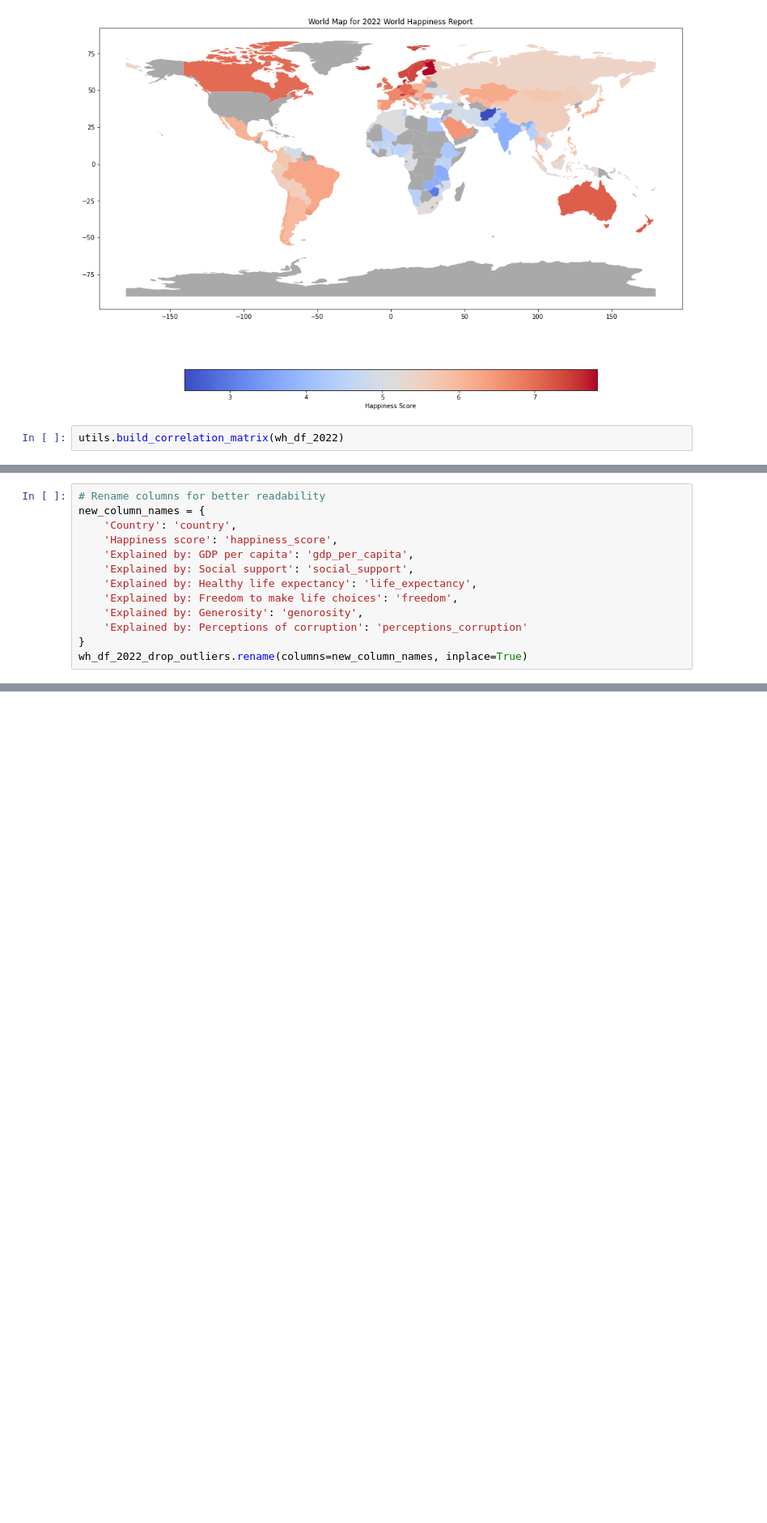
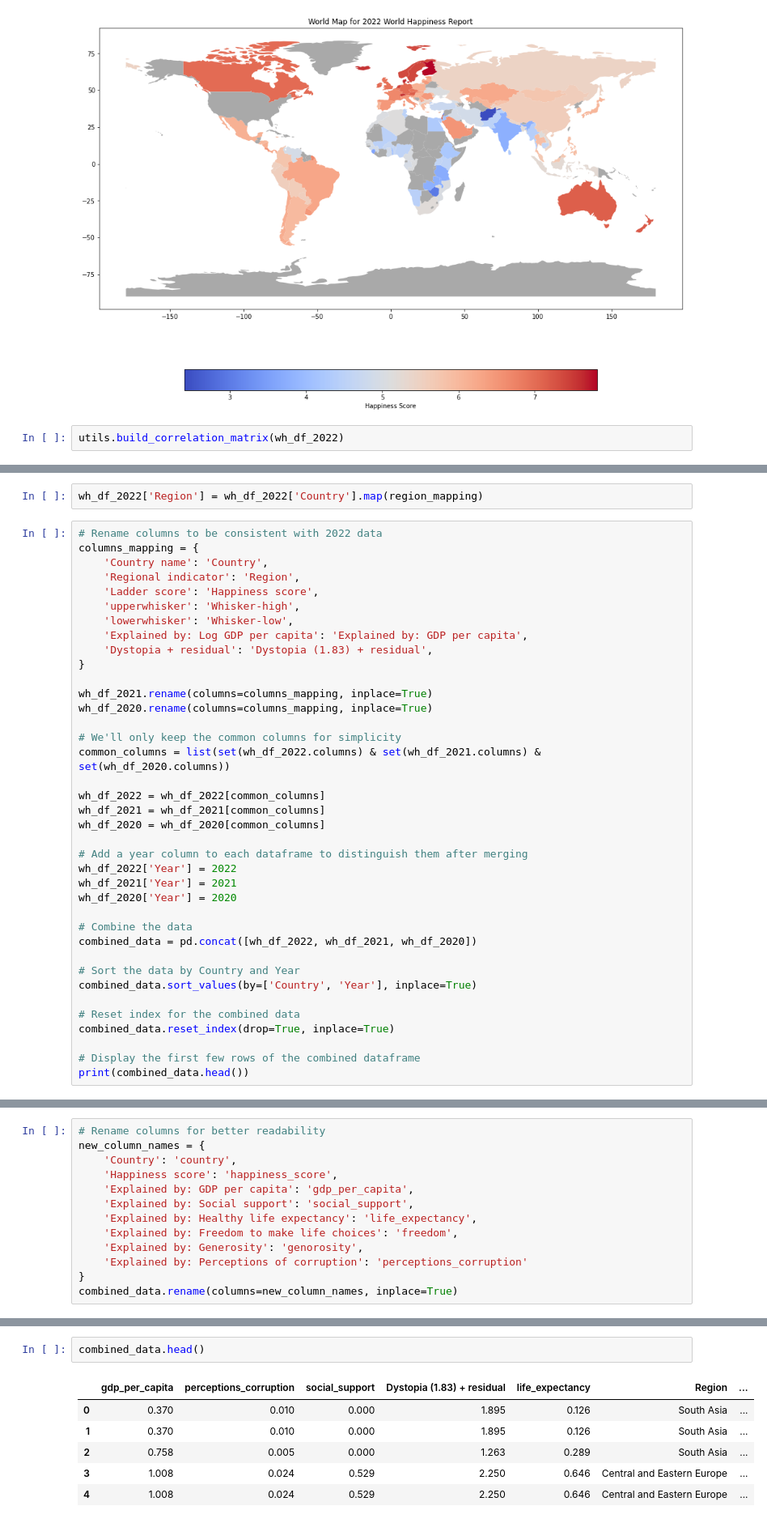
Before and after one commit to eugeneOlkhovik/RR_world_happiness, a Jupyter notebook: world_happiness_2022.ipynb, the cells around one changed output, grey strips where cells are left out. Shown at 81% size. Saved outputs shown, nothing was run; the diff lists cells and outputs as text; blank space fills up the shorter version.

```diff
--- a/world_happiness_2022.ipynb
+++ b/world_happiness_2022.ipynb
@@ -117,0 +161,40 @@ wh_df_2022_drop_outliers = wh_df_2022.drop(outliers.index)
+# %%
+wh_df_2022['Region'] = wh_df_2022['Country'].map(region_mapping)
+# %%
+# Rename columns to be consistent with 2022 data
+columns_mapping = {
+    'Country name': 'Country',
+    'Regional indicator': 'Region',
+    'Ladder score': 'Happiness score',
+    'upperwhisker': 'Whisker-high',
+    'lowerwhisker': 'Whisker-low',
+    'Explained by: Log GDP per capita': 'Explained by: GDP per capita',
+    'Dystopia + residual': 'Dystopia (1.83) + residual',
+}
+
+wh_df_2021.rename(columns=columns_mapping, inplace=True)
+wh_df_2020.rename(columns=columns_mapping, inplace=True)
+
+# We'll only keep the common columns for simplicity
+common_columns = list(set(wh_df_2022.columns) & set(wh_df_2021.columns) & set(wh_df_2020.columns))
+
+wh_df_2022 = wh_df_2022[common_columns]
+wh_df_2021 = wh_df_2021[common_columns]
+wh_df_2020 = wh_df_2020[common_columns]
+
+# Add a year column to each dataframe to distinguish them after merging
+wh_df_2022['Year'] = 2022
+wh_df_2021['Year'] = 2021
+wh_df_2020['Year'] = 2020
+
+# Combine the data
+combined_data = pd.concat([wh_df_2022, wh_df_2021, wh_df_2020])
+
+# Sort the data by Country and Year
+combined_data.sort_values(by=['Country', 'Year'], inplace=True)
+
+# Reset index for the combined data
+combined_data.reset_index(drop=True, inplace=True)
+
+# Display the first few rows of the combined dataframe
+print(combined_data.head())
@@ -127,4 +228,4 @@ new_column_names = {
     'Explained by: Generosity': 'genorosity',
     'Explained by: Perceptions of corruption': 'perceptions_corruption'
 }
-wh_df_2022_drop_outliers.rename(columns=new_column_names, inplace=True)
+combined_data.rename(columns=new_column_names, inplace=True)
@@ -160,0 +232,9 @@ memory usage: 13.6+ KB
+# %%
+combined_data.head()
+# %% [output]
+|  | gdp_per_capita | perceptions_corruption | social_support | Dystopia (1.83) + residual | life_expectancy | Region | ... |
+| 0 | 0.370 | 0.010 | 0.000 | 1.895 | 0.126 | South Asia | ... |
+| 1 | 0.370 | 0.010 | 0.000 | 1.895 | 0.126 | South Asia | ... |
+| 2 | 0.758 | 0.005 | 0.000 | 1.263 | 0.289 | South Asia | ... |
+| 3 | 1.008 | 0.024 | 0.529 | 2.250 | 0.646 | Central and Eastern Europe | ... |
+| 4 | 1.008 | 0.024 | 0.529 | 2.250 | 0.646 | Central and Eastern Europe | ... |
```
Also changed, not shown: parts of 24 cells of this notebook.
